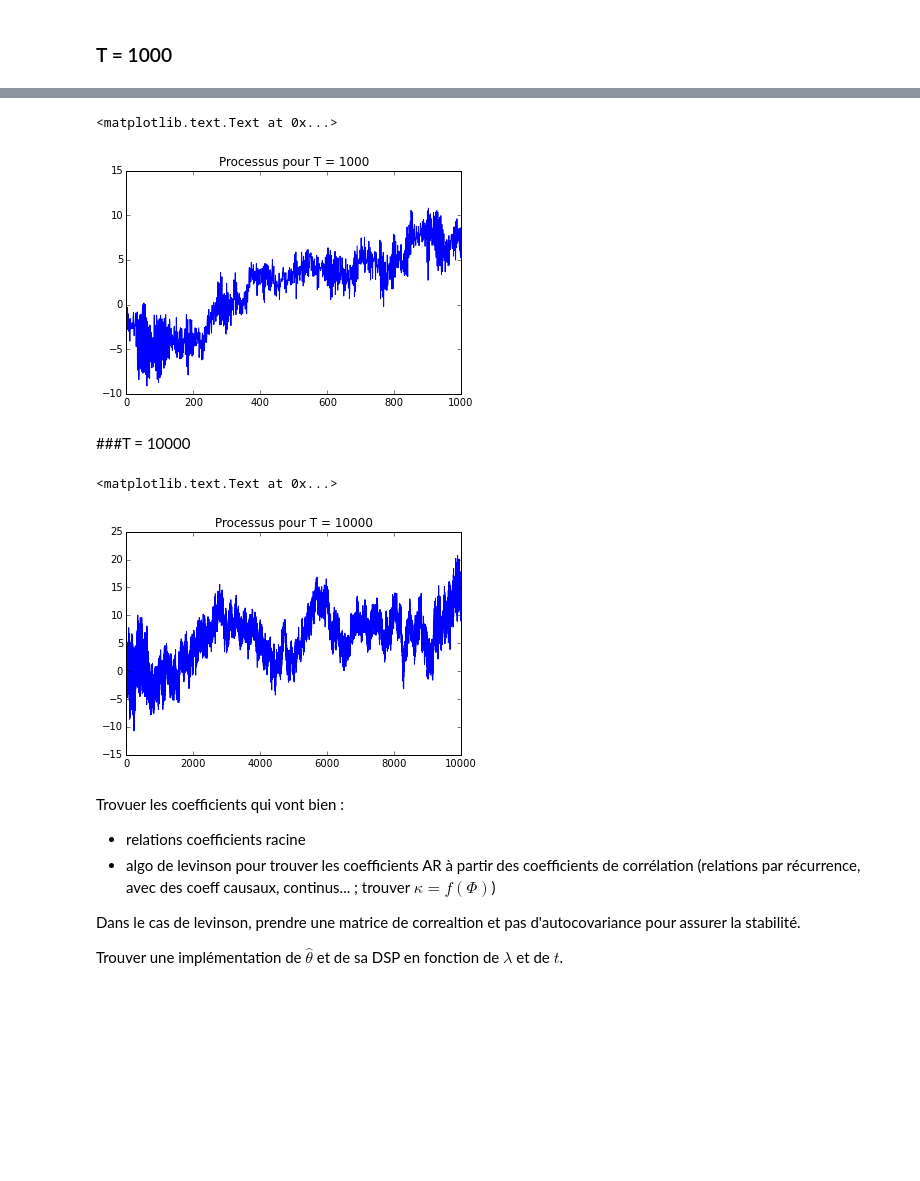
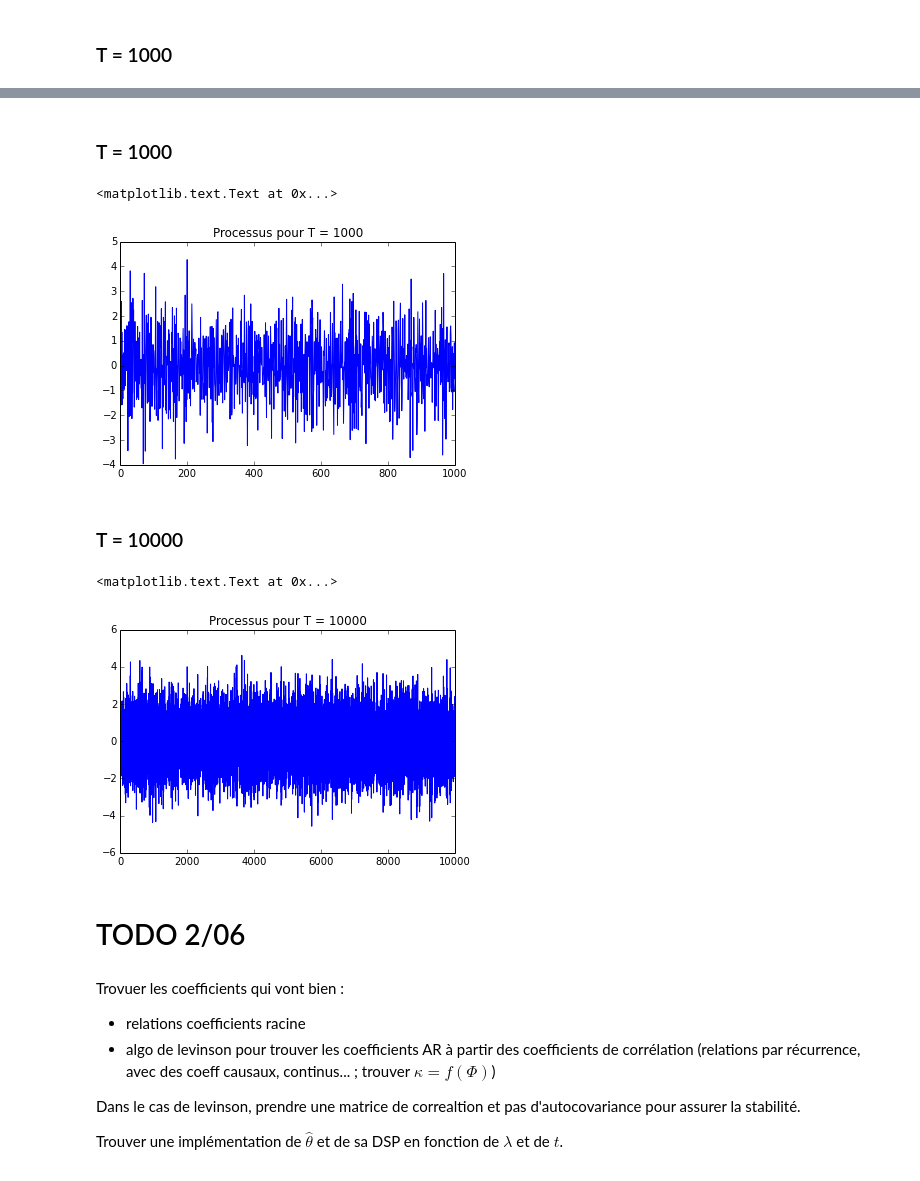
Before and after one commit to jngod2011/TVAR_Prediction, a Jupyter notebook: SIGMA205_exemple_TVAR(2).ipynb, the cells around one changed output, grey strips where cells are left out. Drawn from its saved outputs; the diff is of its cells as text; code cells hidden in the pictures; blank space fills up the shorter version.

```diff
--- a/SIGMA205_exemple_TVAR(2).ipynb
+++ b/SIGMA205_exemple_TVAR(2).ipynb
@@ -52,8 +51,8 @@ a_2 = np.zeros(2*T)
 
 u = np.arange(T, dtype='double')/T
 
-a_1[T:2*T] = (u + np.sin(2 * np.pi * u)) / (3* (1./3 * u-0.5) * (0.5 + 1./3 * np.sin(2 * np.pi * u)))
-a_2[T:2*T] = 1. / ((1./3 * u-0.5) * (0.5 + 1./3 * np.sin(2 * np.pi * u)))
+a_2[T:2*T] = 1. / ((2 + u) * (5 + np.sin(2 * np.pi * u)))
+a_1[T:2*T] = - (7 + u + np.sin(2 * np.pi * u)) * a_2[T:2*T]
 
 X[0] = epsilon[0]
 X[1] = epsilon[100]
@@ -72,0 +138,22 @@ plt.title("Processus pour T = 100")
+# %%
+T = 100
+X = np.zeros(2*T)
+a_1 = np.zeros(2*T)
+a_2 = np.zeros(2*T)
+
+r = (3 + 1j) * np.ones(T)
+u = np.arange(T, dtype='double')/T
+
+a_2[T:2*T] = 1. / abs(r) ** 2
+a_1[T:2*T] = - 2 * np.real(r) * a_2[T:2*T]
+
+X[0] = epsilon[0]
+X[1] = epsilon[100]
+
+for n in np.arange(2*T-2):
+    X[n+2] = a_1[n+2]*X[n-1] + a_2[n+2]*X[n-2] + epsilon[(n+2)*100]
+
+t = np.arange(2*T) - T #horizon des temps
+
+plt.plot(t[T:2*T], X[T:2*T])
+plt.title("Processus pour T = 100")
@@ -73,12 +163,16 @@ plt.title("Processus pour T = 100")
+# %% [markdown]
+### T = 1000
 # %%
 T = 1000
 X = np.zeros(2*T)
 a_1 = np.zeros(2*T)
 a_2 = np.zeros(2*T)
 
+r = (3 + 1j) * np.ones(T)
+u = np.arange(T, dtype='double')/T
 
-a_1[T:2*T] = np.arange(T, dtype = 'double') / T
-a_2[T:2*T] = a_1[T:2*T][::-1]
+a_2[T:2*T] = 1. / abs(r) ** 2
+a_1[T:2*T] = - 2 * np.real(r) * a_2[T:2*T]
 
 X[0] = epsilon[0]
 X[1] = epsilon[10]
@@ -92,31 +186,36 @@ plt.plot(t[T:2*T], X[T:2*T])
 plt.title("Processus pour T = 1000")
 # %% [output]
 <matplotlib.text.Text at 0x...>
-[figure, old version]
+[figure, new version]
 # %% [markdown]
-###T = 10000
+### T = 10000
 # %%
 T = 10000
 X = np.zeros(2*T)
 a_1 = np.zeros(2*T)
 a_2 = np.zeros(2*T)
 
-a_1[T:2*T] = np.arange(T, dtype = 'double') / T
-a_2[T:2*T] = a_1[T:2*T][::-1]
+r = (3 + 1j) * np.ones(T)
+u = np.arange(T, dtype='double')/T
+
+a_2[T:2*T] = 1. / abs(r) ** 2
+a_1[T:2*T] = - 2 * np.real(r) * a_2[T:2*T]
 
 X[0] = epsilon[0]
 X[1] = epsilon[1]
 
 for n in np.arange(2*T-2):
     X[n+2] = a_1[n+2]*X[n-1] + a_2[n+2]*X[n-2] + epsilon[n+2]
 
 t = np.arange(2*T) - T #horizon des temps
 
 plt.plot(t[T:2*T], X[T:2*T])
 plt.title("Processus pour T = 10000")
 # %% [output]
 <matplotlib.text.Text at 0x...>
-[figure, old version]
+[figure, new version]
+# %% [markdown]
+# TODO 2/06
 # %% [markdown]
 Trovuer les coefficients qui vont bien :
 - relations coefficients racine
```
Also changed, not shown: parts of 14 cells of this notebook.
